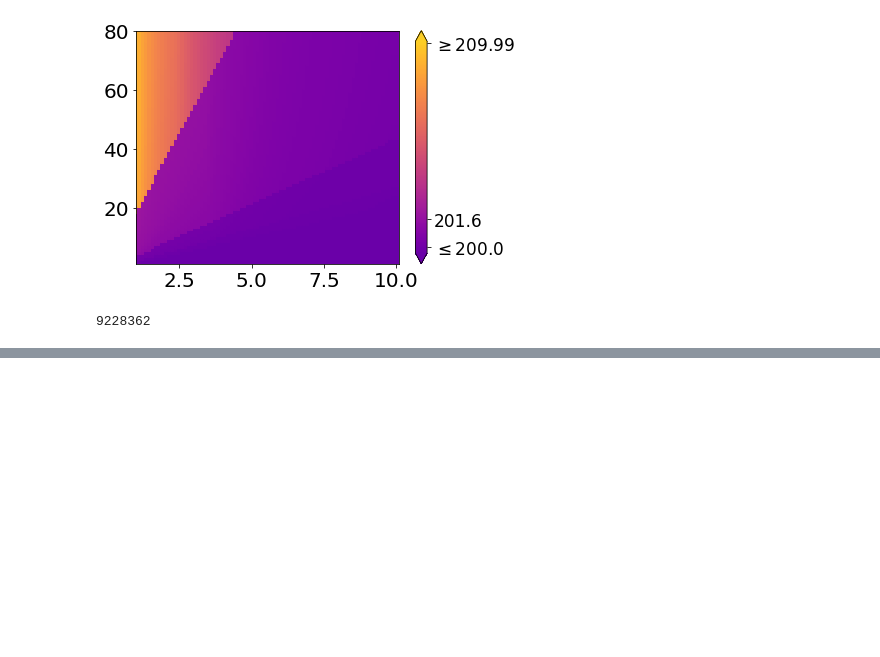
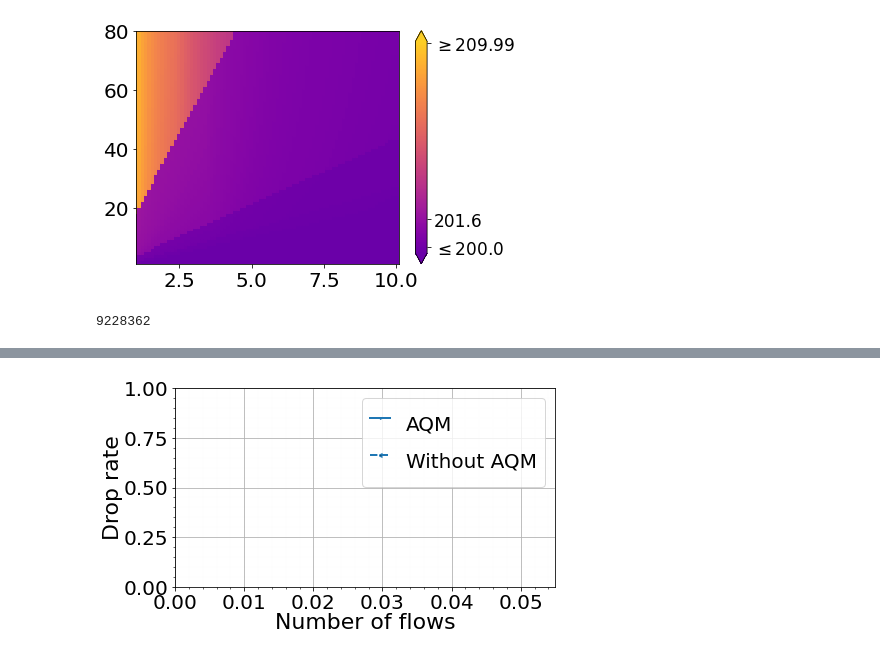
Before and after one commit to pooryousefshahrooz/QSN, a Jupyter notebook: plotting/parsing_and_plotting.ipynb, the cells around one changed output, grey strips where cells are left out. Saved outputs shown, nothing was run; the diff lists cells and outputs as text; code cells hidden in the pictures; blank space fills up the shorter version.

```diff
--- a/plotting/parsing_and_plotting.ipynb
+++ b/plotting/parsing_and_plotting.ipynb
@@ -454,0 +487,16 @@ total_params_corrected
+# %%
+scheme_keys = ["AQM","Without AQM"]
+τ_coh_values = [i for i in range(1000)]
+each_scheme_each_coherence_time_workloads_percentage = {}
+ploting_simple_y_as_x("Number of flows","Drop rate",
+                        22, 22, 20,
+                      20, 0, 0,
+                      0,0,False,[],max([1]),
+
+                      list(scheme_keys),
+                      each_scheme_each_coherence_time_workloads_percentage,
+                      τ_coh_values,τ_coh_values,
+                      False,True,True,1,20,
+                      "plots/AQM_drop_rate.pdf",True,2,6.4,3.8,False)
+# %% [output]
+[figure, added]
```
Also changed, not shown: parts of 3 cells of this notebook, 9 other files.
